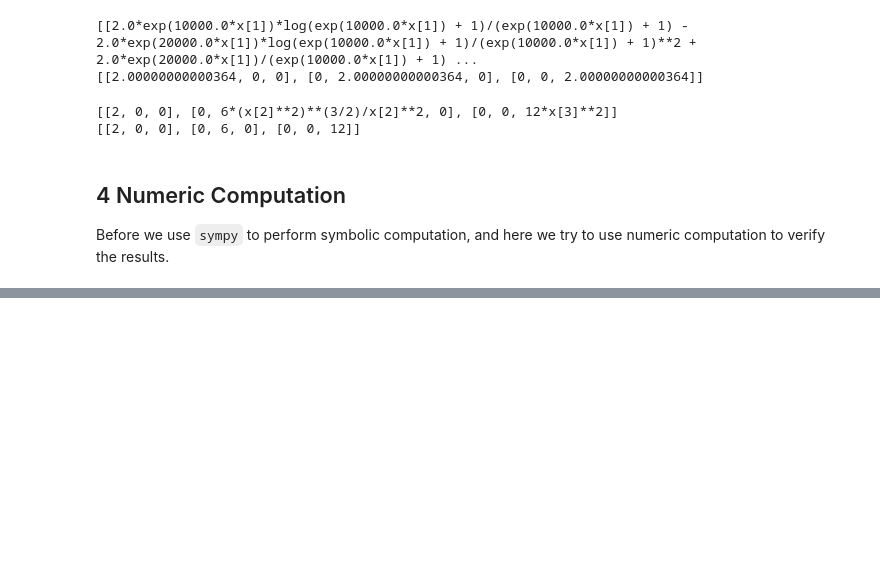
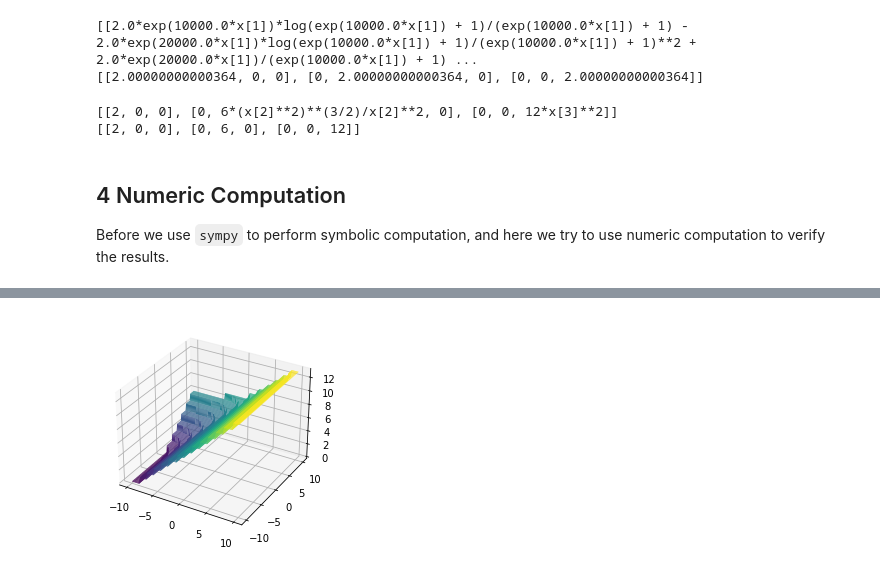
Before and after one commit to UCPHszf/Numerical-Optimization, a Jupyter notebook: code/case_studies.ipynb, the cells around one changed output, grey strips where cells are left out. Saved outputs shown, nothing was run; the diff lists cells and outputs as text; code cells hidden in the pictures; blank space fills up the shorter version.

```diff
--- a/code/case_studies.ipynb
+++ b/code/case_studies.ipynb
@@ -311,0 +361,4 @@ Before we use `sympy` to perform symbolic computation, and here we try to use nu
+# %%
+my_plot_3d(log_ellipsoid)
+# %% [output]
+[figure, added]
```
Also changed, not shown: parts of 7 cells of this notebook.
